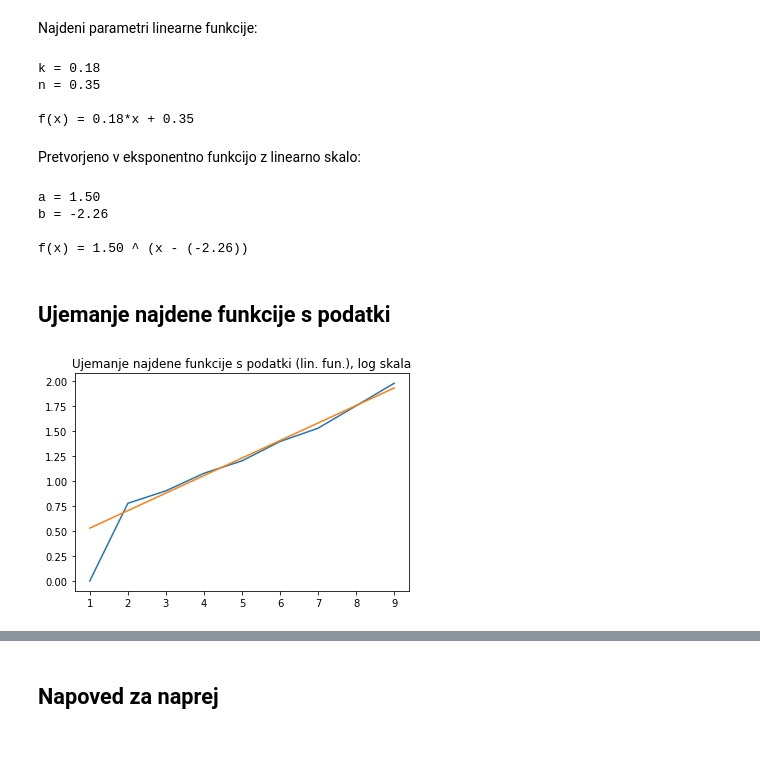
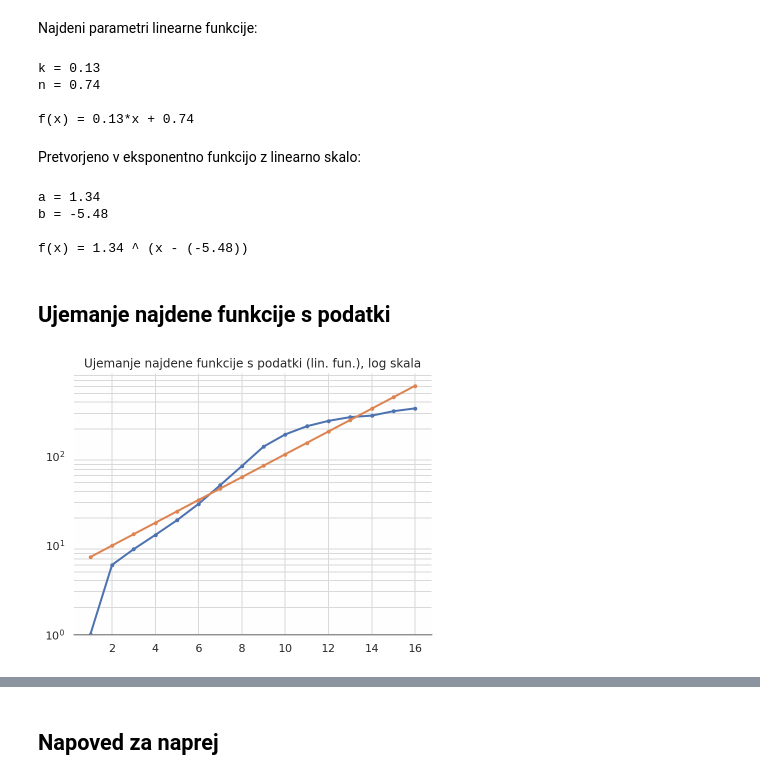
Before and after one commit to timkmecl/slo-covid-analysis, a Jupyter notebook: Korona.ipynb, the cells around one changed output, grey strips where cells are left out. Cells and saved outputs as stored; diff of their text form; code cells hidden in the pictures; blank space fills up the shorter version.

```diff
--- a/Korona.ipynb
+++ b/Korona.ipynb
@@ -6,2 +9,15 @@ import scipy.optimize
+# %%
+sns.set()
+sns.set_style("whitegrid")
+sns.set_style("whitegrid", {"axes.facecolor": ".995",
+                            'axes.spines.left': False,
+                            'axes.spines.top': False,
+                            'axes.spines.right': False,
+                            'axes.edgecolor': '.5',
+                            'axes.grid': True,
+                            'grid.color': '.85'})
+plt.rcParams["figure.figsize"] = [6.4, 4.8]
+plt.rcParams["lines.linewidth"] = 2
+plt.rcParams["lines.marker"] = "."
 # %% [markdown]
 # Dejanski podatki
@@ -13 +30,10 @@ dni = np.array([1, 2, 3, 4, 5, 6, 7, 8, 9])
+# %%
+'''
+#vir1
+dni = np.array([1, 2, 3, 4, 5, 6, 7, 8, 9, 10, 11, 12, 13, 14, 15, 16, 17])
+okuzeni = np.array([1, 4.5, 8, 12, 16, 23, 31, 57, 89, 141, 181, 219, 253, 275, 286, 319, 341])
+'''
+#vir2
+okuzeni = np.array([1, 6, 9, 13, 19, 29, 47, 77, 127, 174, 215, 247, 272, 283, 317, 341])
+dni = np.array([1, 2, 3, 4, 5, 6, 7, 8, 9, 10, 11, 12, 13, 14, 15, 16])
 # %%
@@ -105,10 +160,10 @@ print("n = %.2f" % n)
 print("")
 print("f(x) = %.2f*x + %.2f" % (k, n))
 # %% [output]
-k = 0.18
-n = 0.35
+k = 0.13
+n = 0.74
 
-f(x) = 0.18*x + 0.35
+f(x) = 0.13*x + 0.74
 # %% [markdown]
 Pretvorjeno v eksponentno funkcijo z linearno skalo:
 # %%
@@ -120,17 +175,23 @@ print("b = %.2f" % b1)
 print("")
 print("f(x) = %.2f ^ (x - (%.2f))" % (a1, b1))
 # %% [output]
-a = 1.50
-b = -2.26
+a = 1.34
+b = -5.48
 
-f(x) = 1.50 ^ (x - (-2.26))
+f(x) = 1.34 ^ (x - (-5.48))
 # %% [markdown]
 ## Ujemanje najdene funkcije s podatki
 # %%
 preds1 = lin(dni, k, n)
-plt.plot(dni, okuzeni_log)
-plt.plot(dni, preds1)
+preds1e = np.exp(preds1*np.log(10))
+
+plt.plot(dni, okuzeni)
+plt.plot(dni, preds1e)
+
 plt.title("Ujemanje najdene funkcije s podatki (lin. fun.), log skala")
+plt.yscale("log")
+plt.grid(axis="y", which="both")
+plt.ylim(1)
 plt.show()
 # %% [output]
-[figure, old version]
+[figure, new version]
```
Also changed, not shown: parts of 93 cells of this notebook, 1 other file.
